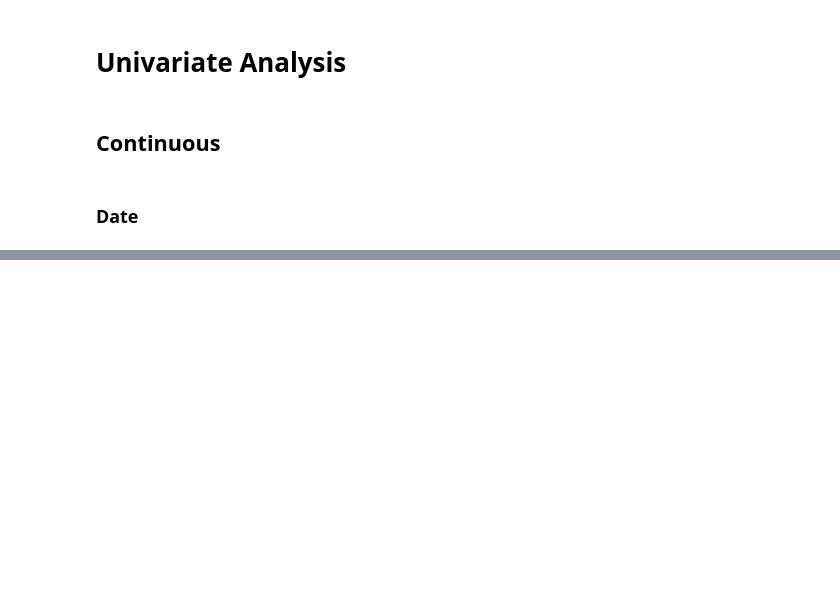
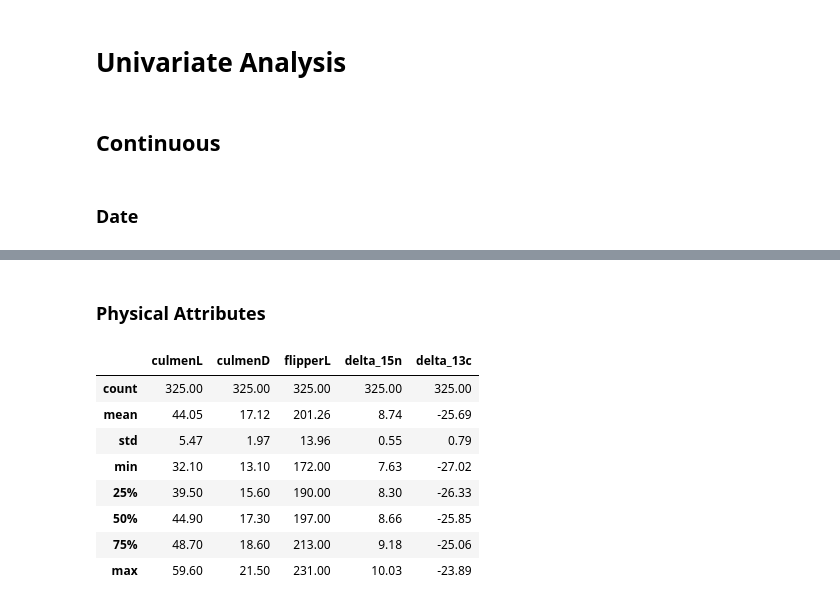
Before and after one commit to h4ck4l1/datasets, a Jupyter notebook: penguin/penguin.ipynb, the cells around one changed output, grey strips where cells are left out. Drawn from its saved outputs; the diff is of its cells as text; code cells hidden in the pictures; blank space fills up the shorter version.

```diff
--- a/penguin/penguin.ipynb
+++ b/penguin/penguin.ipynb
@@ -3,12 +3,13 @@ import os,sys,subprocess,time
 os.environ['TF_CPP_MIN_LOG_LEVEL'] = '3'
 import numpy as np
 import pandas as pd
+pd.set_option("display.float_format","{:.2f}".format)
 import matplotlib.pyplot as plt
 import plotly.express as px
 import plotly.graph_objects as go
 import plotly.io as pio
 from plotly.subplots import make_subplots
-pio.templates["mod"] = go.layout.Template(layout=dict(font=dict(family="Fira Code")))
+pio.templates["mod"] = go.layout.Template(layout=dict(font=dict(family="Fira Code",size=20)))
 pio.templates.default = "plotly_dark+mod"
 from zipfile import ZipFile
 from glob import glob
@@ -140,0 +153,14 @@ fig.show()
+# %% [markdown]
+### Physical Attributes
+# %%
+temp_na[['culmenL','culmenD','flipperL','delta_15n','delta_13c']].describe()
+# %% [output]
+|  | culmenL | culmenD | flipperL | delta_15n | delta_13c |
+| count | 325.00 | 325.00 | 325.00 | 325.00 | 325.00 |
+| mean | 44.05 | 17.12 | 201.26 | 8.74 | -25.69 |
+| std | 5.47 | 1.97 | 13.96 | 0.55 | 0.79 |
+| min | 32.10 | 13.10 | 172.00 | 7.63 | -27.02 |
+| 25% | 39.50 | 15.60 | 190.00 | 8.30 | -26.33 |
+| 50% | 44.90 | 17.30 | 197.00 | 8.66 | -25.85 |
+| 75% | 48.70 | 18.60 | 213.00 | 9.18 | -25.06 |
+| max | 59.60 | 21.50 | 231.00 | 10.03 | -23.89 |
```
Also changed, not shown: parts of 7 cells of this notebook.
